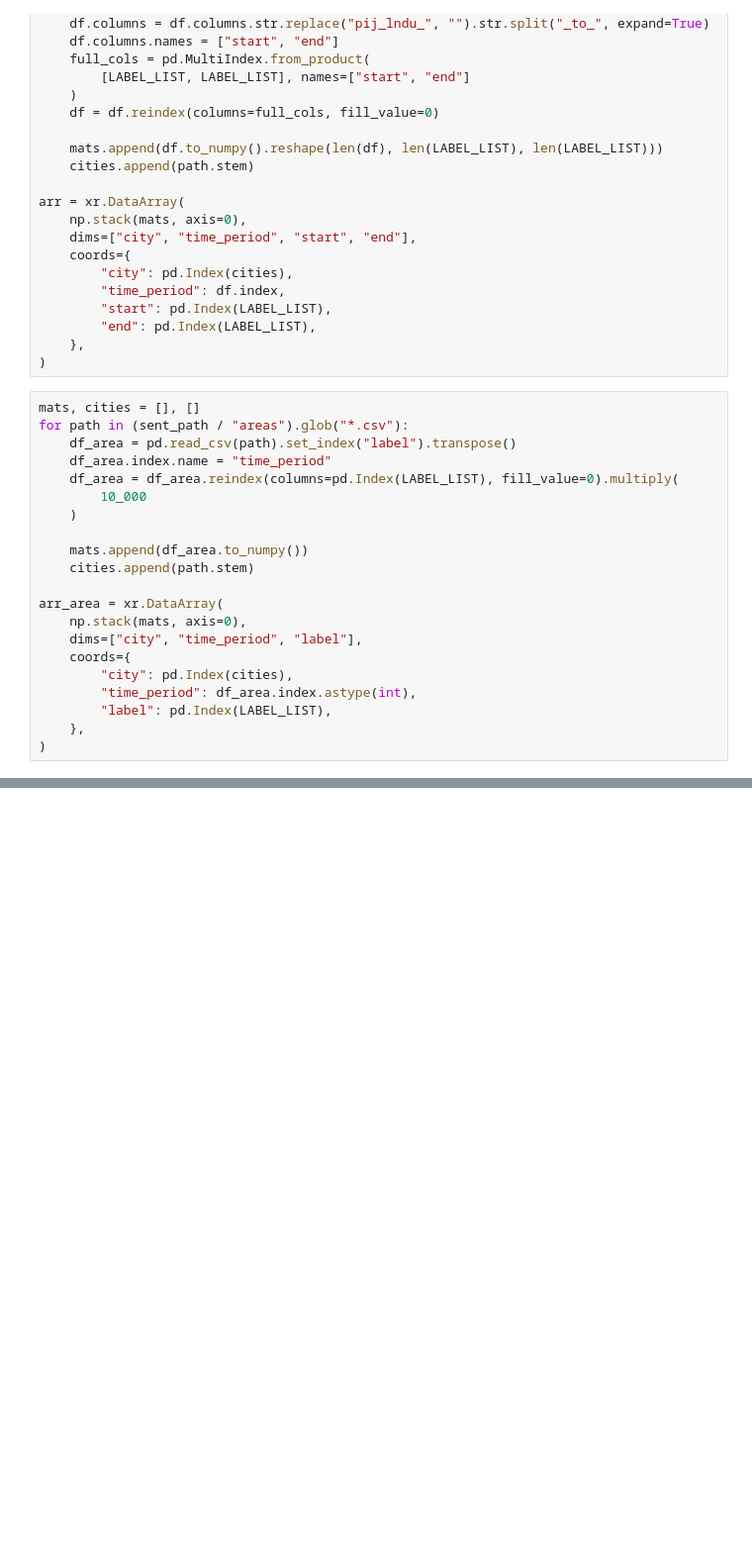
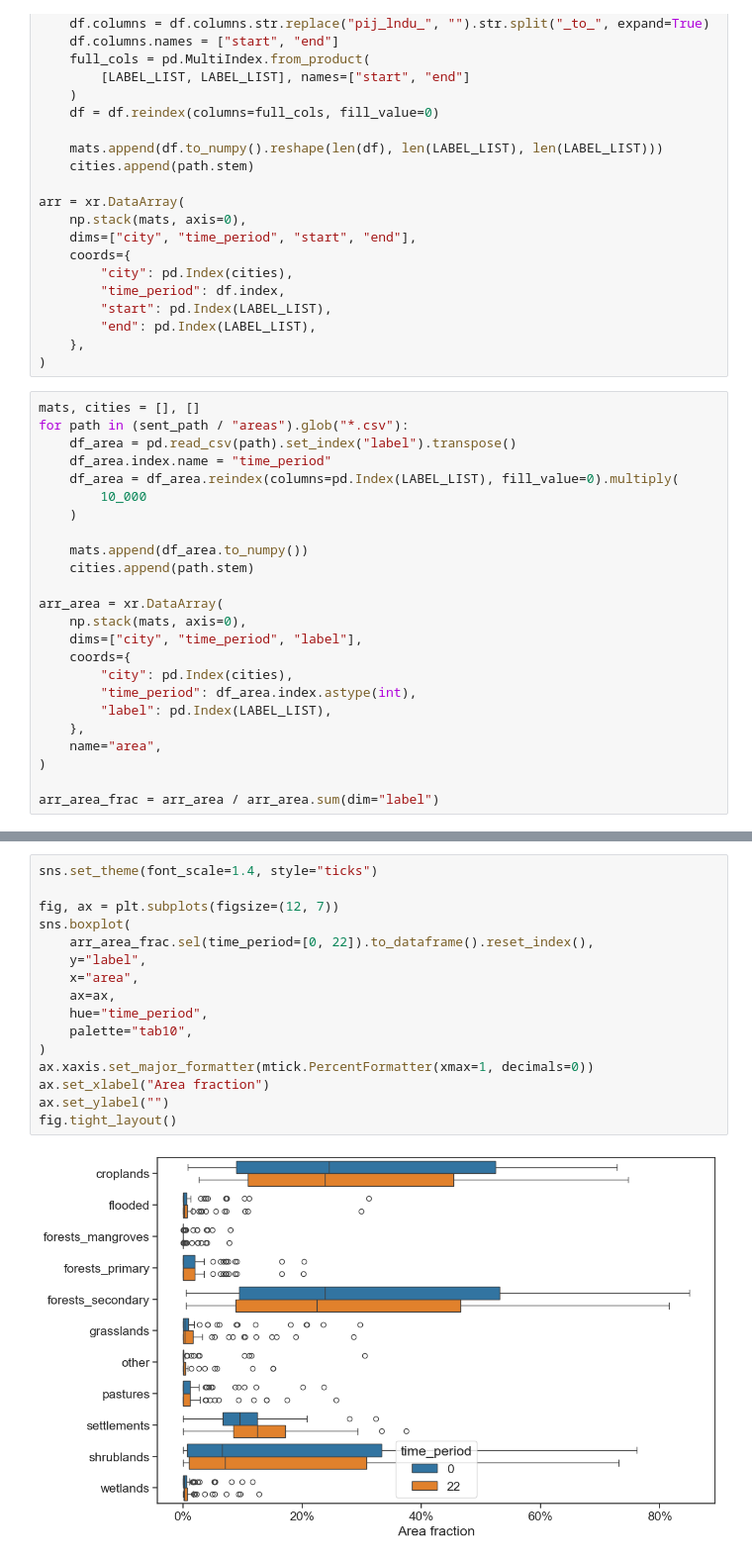
Before and after one commit to CentroFuturoCiudades/carbon_capture, a Jupyter notebook: probabilities.ipynb, the cells around one changed output, grey strips where cells are left out. Shown at 99% size. Saved outputs shown, nothing was run; the diff lists cells and outputs as text; blank space fills up the shorter version.

```diff
--- a/probabilities.ipynb
+++ b/probabilities.ipynb
@@ -52,5 +55,8 @@ arr_area = xr.DataArray(
         "time_period": df_area.index.astype(int),
         "label": pd.Index(LABEL_LIST),
     },
+    name="area",
 )
+
+arr_area_frac = arr_area / arr_area.sum(dim="label")
 # %%
@@ -230,0 +77,18 @@ probs.mean(axis=1).plot(legend=False)
+# %%
+sns.set_theme(font_scale=1.4, style="ticks")
+
+fig, ax = plt.subplots(figsize=(12, 7))
+sns.boxplot(
+    arr_area_frac.sel(time_period=[0, 22]).to_dataframe().reset_index(),
+    y="label",
+    x="area",
+    ax=ax,
+    hue="time_period",
+    palette="tab10",
+)
+ax.xaxis.set_major_formatter(mtick.PercentFormatter(xmax=1, decimals=0))
+ax.set_xlabel("Area fraction")
+ax.set_ylabel("")
+fig.tight_layout()
+# %% [output]
+[figure, added]
```
Also changed, not shown: parts of 30 cells of this notebook, 10 other files.
